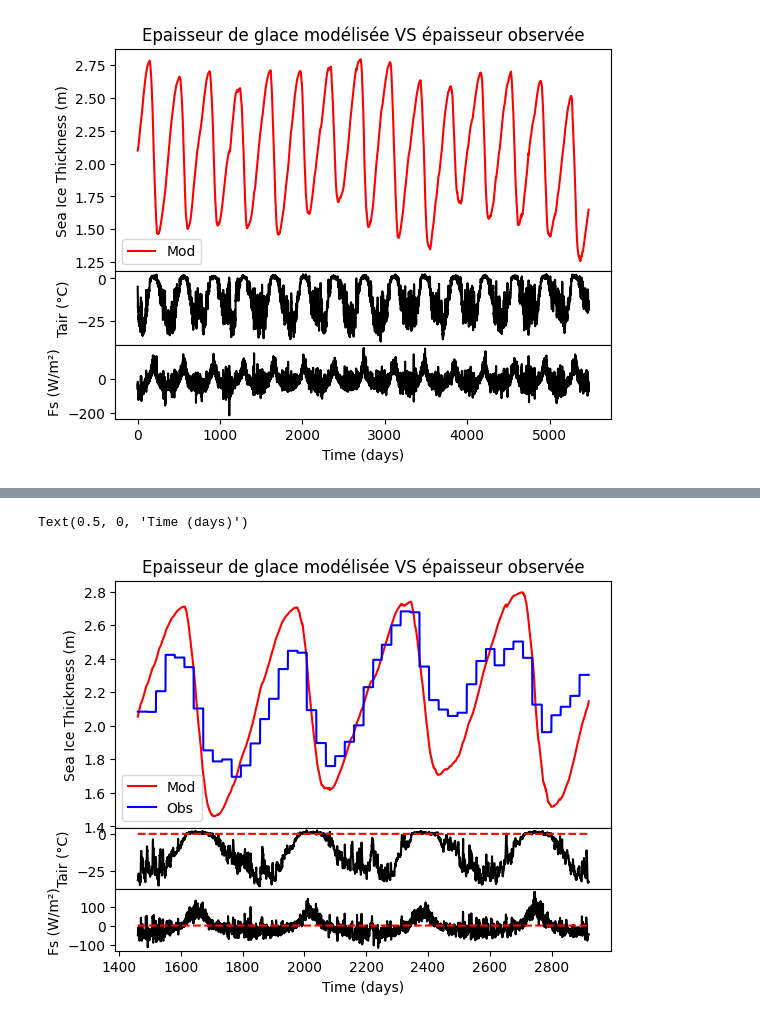
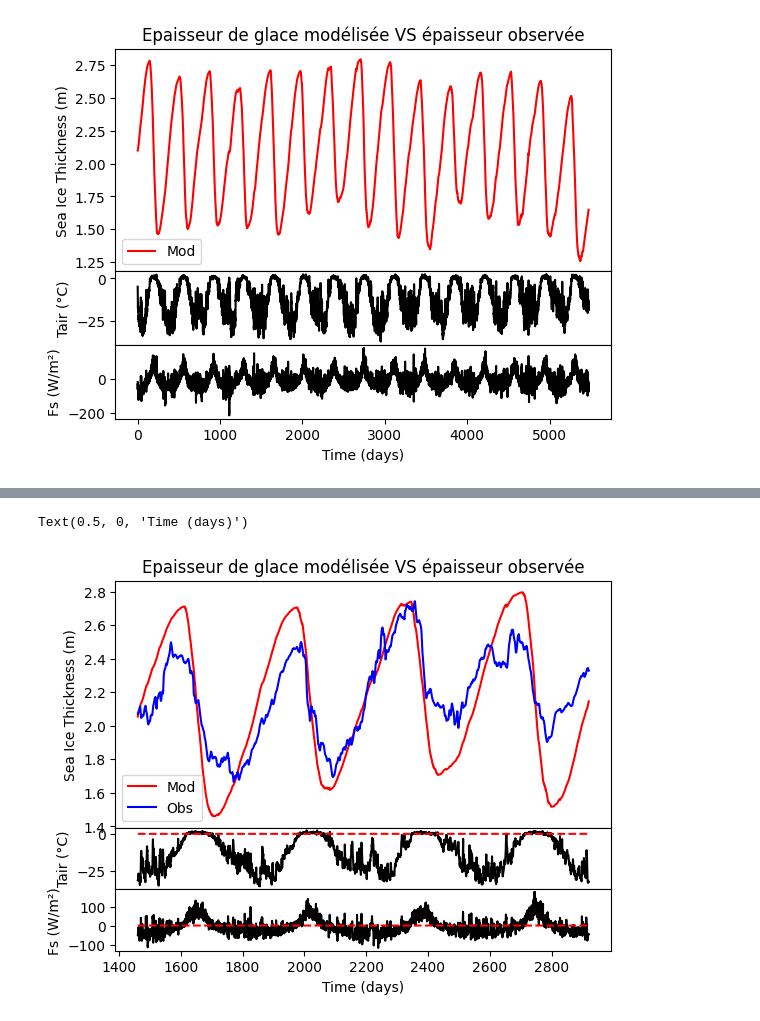
Before and after one commit to juliencollard2001/PHO_Arctic, a Jupyter notebook: ice_growthv2.ipynb, the cells around one changed output, grey strips where cells are left out. Cells and saved outputs as stored; diff of their text form; code cells hidden in the pictures.

Commit message:
sitobs en daily

```diff
--- a/ice_growthv2.ipynb
+++ b/ice_growthv2.ipynb
@@ -115,0 +102,18 @@ plt.show()
+# %%
+dsobs = xr.open_dataset('data/surface_SIT.nc').load()
+dsobs = dsobs.mean(dim=['latitude', 'longitude'])
+
+#timeobs = dsobs['time']
+#sitobs = dsobs['SIT'].values
+
+dsobs_resampled = dsobs.resample(time='12H').interpolate('linear')
+timeobs = dsobs_resampled['time']
+sitobs = dsobs_resampled['SIT'].values
+
+plt.figure(figsize=(10, 5))
+plt.plot(timeobs, sitobs)  # Ensure the lengths match
+plt.xlabel('Time (days)')
+plt.ylabel('Sea Ice Thickness (SIT)')
+plt.title('Sea Ice Thickness over Time')
+plt.grid(True)
+plt.show()
@@ -116,31 +151,31 @@ plt.show()
 # %%
 start = 2*(4*365 + 1)
 end = 2*(8*365 + 1)
 
 
 #Affichage des courbes
 grid = plt.GridSpec(6, 1, hspace=0, wspace=0)
 plt.style.use('default')
 #plt.xkcd()
 #plt.rcdefaults()
 main = plt.subplot(grid[0:4], xticklabels=[])
 main.plot(time_mod[start:end], y_mod[start:end], c = 'r', label = 'Mod')#, linestyle = ',')
-main.plot(time_mod[start:end], sitobs_daily[start:end], c = 'b', label = 'Obs')#, linestyle = ',')
+main.plot(time_mod[start:end], sitobs[start:end], c = 'b', label = 'Obs')#, linestyle = ',')
 main.set_title('Epaisseur de glace modélisée VS épaisseur observée')
 main.set_ylabel('Sea Ice Thickness (m)')
 main.legend()
 
 dev = plt.subplot(grid[4], xticklabels=[])
 plt.plot(time_mod[start:end], t2m[start:end], c = 'black', label = 'Obs')#, linestyle = ',')
 plt.plot(time_mod[start:end], 0*fs[start:end], c = 'red', linestyle = '--' , label = 'Obs')#, linestyle = ',')
 dev.set_ylabel('Tair (°C)')
 dev.set_xlabel('Time (days)')
 
 dev2 = plt.subplot(grid[5:6])
 plt.plot(time_mod[start:end], fs[start:end], c = 'black', label = 'Obs')#, linestyle = ',')
 plt.plot(time_mod[start:end], 0*fs[start:end], c = 'red', linestyle = '--' , label = 'Obs')#, linestyle = ',')
 dev2.set_ylabel('Fs (W/m²)')
 dev2.set_xlabel('Time (days)')
 # %% [output]
 Text(0.5, 0, 'Time (days)')
-[figure, old version]
+[figure, new version]
```
Also changed, not shown: parts of 9 cells of this notebook, 2 other files.
